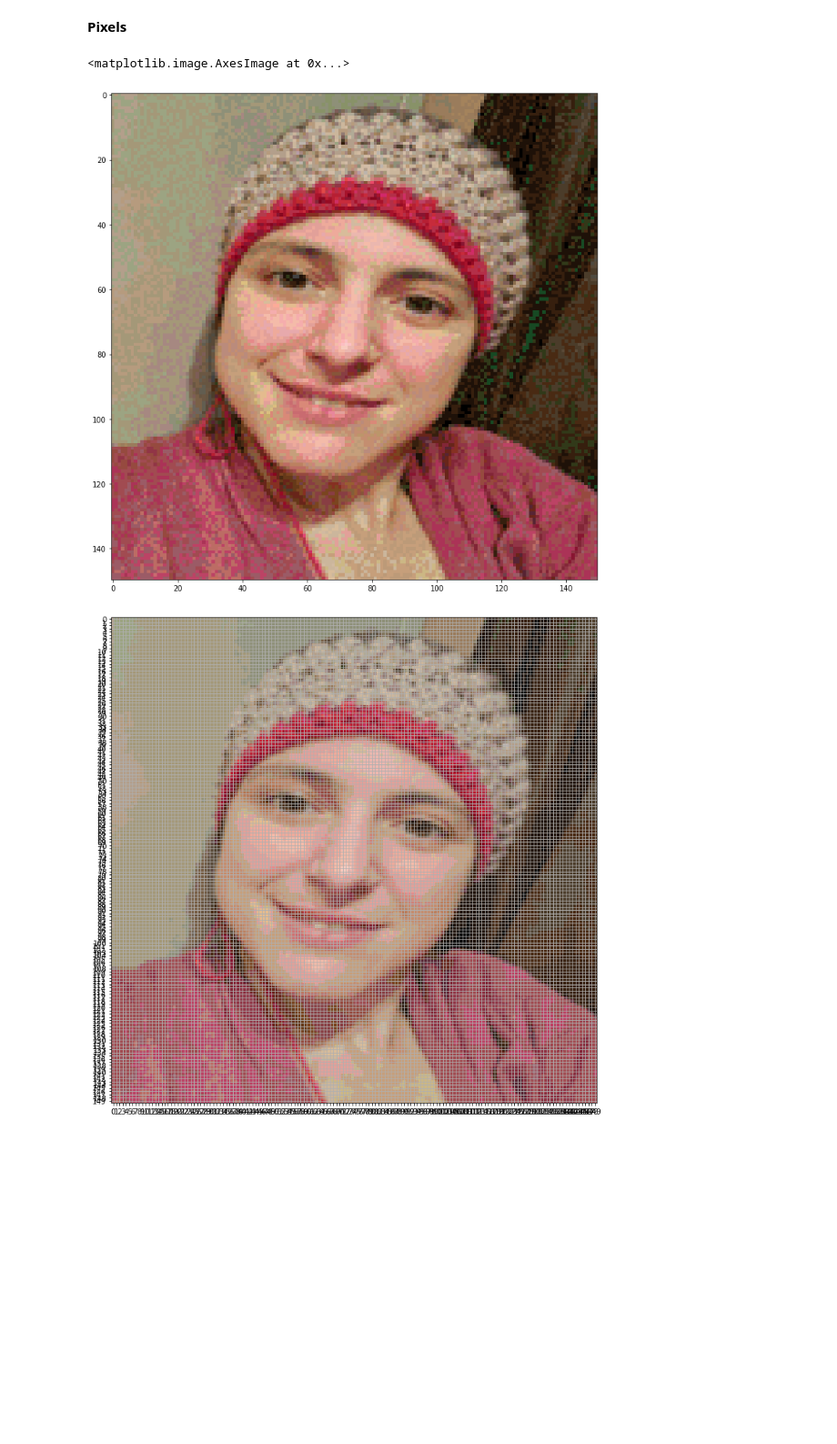
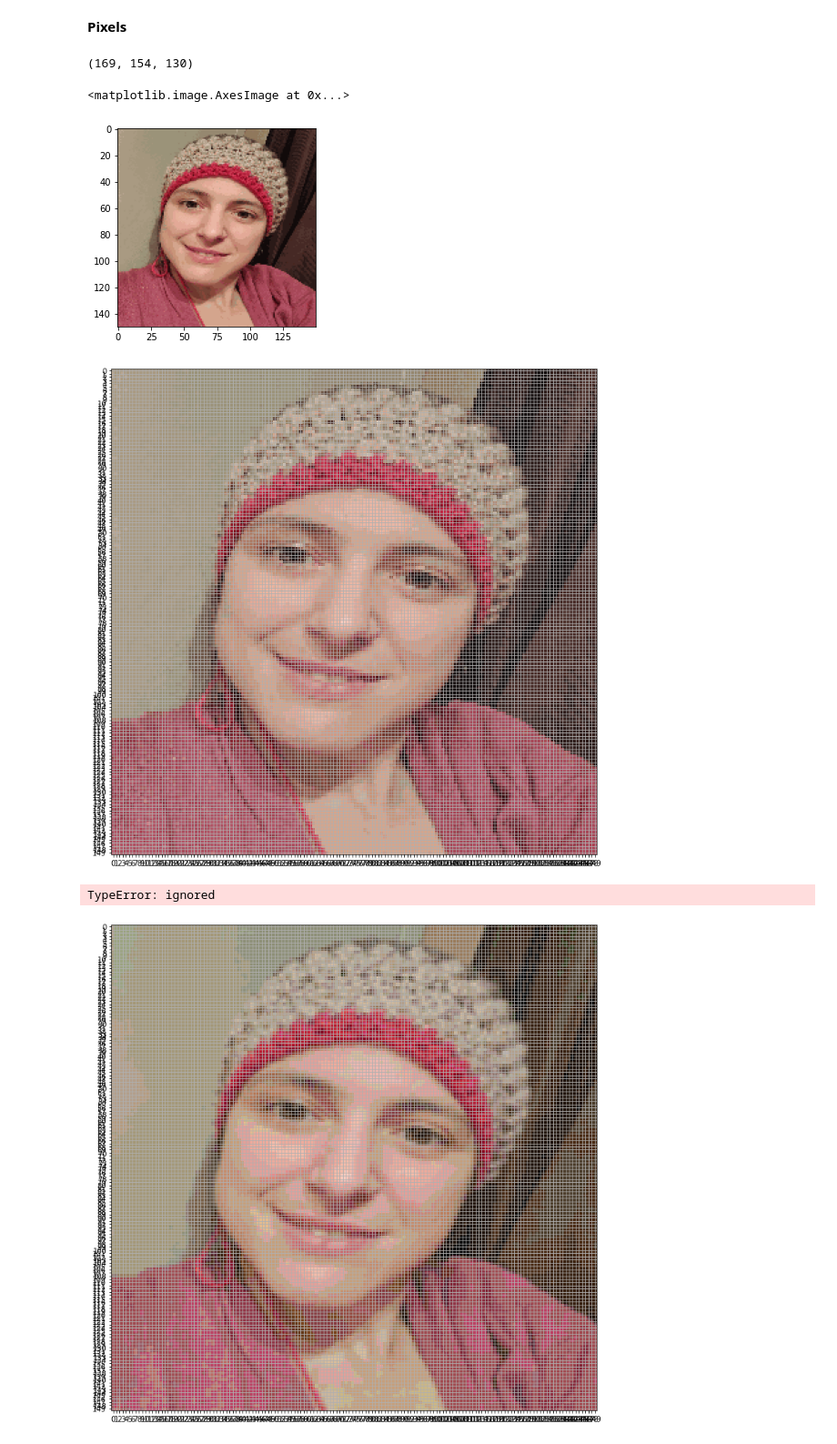
Before and after one commit to TeresaCristina/cross-stitch-python, a Jupyter notebook: Notebook/image_processing.ipynb, the cells around one changed output. Shown at 91% size. Drawn from its saved outputs; the diff is of its cells as text; code cells hidden in the pictures; blank space fills up the shorter version.

```diff
--- a/Notebook/image_processing.ipynb
+++ b/Notebook/image_processing.ipynb
@@ -487,20 +512,14 @@ database_range = len(database_rgb)
 # %%
-# Original picture
-profile_image = Image.open("profile_etsy.png")
-original_width, original_height = profile_image.size
+# Resized picture
+resized_factor =1
+width = round(original_width*resized_factor)
+height = round(original_height*resized_factor)
+# width, height = 150,150
+# profile_image_resized_random = image_quant.resize((width, height))  # resize image
+# profile_image_resized = image_quant.resize((width, height))  # resize image
 
-#display(profile_image)
-
-# Resized picture
-resized_factor = 0.3
-#width = round(original_width*resized_factor)
-#height = round(original_height*resized_factor)
-width, height = 150,150
-profile_image_resized_random = profile_image.resize((width, height))  # resize image
-profile_image_resized = profile_image.resize((width, height))  # resize image
-
-#display(profile_image_resized)
-plt.figure(figsize=(12,20))
+# display(profile_image_resized)
+plt.figure()
 plt.imshow(profile_image_resized)
 # %% [output]
 <matplotlib.image.AxesImage at 0x...>
@@ -541,10 +560,18 @@ def findClose(t_database, o_pixel, t_range):
 #database_rgb[coord[np.random.choice(2, 1, p=prob)[0]]]
 # %% [markdown]
 **Pixels**
+# %%
+rgb = profile_image_resized_random.convert("RGB")
+print(rgb.getpixel((3,4)))
+resized_pixel_map = rgb.load()
+width, height = rgb.size
+# %% [output]
+(169, 154, 130)
 # %%
 # Pixeleted image
-#resized_pixel_map = contrast_profile_image.load()
-resized_pixel_map = profile_image_resized_random.load()
+# resized_pixel_map = contrast_profile_image.load()
+# resized_pixel_map = profile_image_resized_random.load()
+# resized_pixel_map[0,0]
 
 # General Functions
 def diff(number_one, number_two):
@@ -558,35 +585,46 @@ def error_margin(database, original_value):
   second = pow(diff(database[3], original_value[1]))
   third = pow(diff(database[4], original_value[2]))
   return (first + second + third)
 
 def findColorMatch(d_range, t_database, p_value):
   found_color = False
   for z in range(d_range):
     if p_value == t_database[z]:
         found_color = True
         break
   return found_color# Change pixels to match database
 
 def findFlossNumber(p_width, p_height, d_range, t_database, p_map):
   for x in range(p_width):
     for y in range(p_height):
       original_pixel = p_map[x,y]
+      original_pixel
       if findColorMatch(d_range, t_database, original_pixel) == False:
         diff = 3*(255**2) + 1
         index = 0
         coord, prob = findClose( database_rgb,  original_pixel, database_range)
         new_pixel = database_rgb[coord[np.random.choice(2, 1, p=prob)[0]]]
         p_map[x,y]  = ( new_pixel[2],  new_pixel[3],  new_pixel[4])
 
 
 findFlossNumber(width, height, database_range, database_rgb, resized_pixel_map)
 
 #display(profile_image_resized)
-plt.figure(figsize=(12,20))
+plt.figure()
 plt.imshow(profile_image_resized_random)
 # %% [output]
 <matplotlib.image.AxesImage at 0x...>
-[figure, old version]
+[figure, new version]
+# %%
+new_image = plt.figure(figsize=(12,20))
+ax = new_image.add_subplot(1, 1, 1)
+major_ticks = np.arange(0, 150, 1)
+ax.set_xticks(major_ticks)
+ax.set_yticks(major_ticks)
+plt.imshow(profile_image_resized_random)
+plt.grid(True)
+# %% [output]
+[figure, added]
 # %%
 # Pixeleted image
 #resized_pixel_map = contrast_profile_image.load()
@@ -632,6 +670,8 @@ def findFlossNumber(p_width, p_height, d_range, t_database, p_map):
 findFlossNumber(width, height, database_range, database_rgb, resized_pixel_map)
 
 #display(profile_image_resized)
+# %% [output]
+TypeError: ignored
 # %%
 new_image = plt.figure(figsize=(12,20))
 ax = new_image.add_subplot(1, 1, 1)
```
Also changed, not shown: parts of 6 cells of this notebook.
